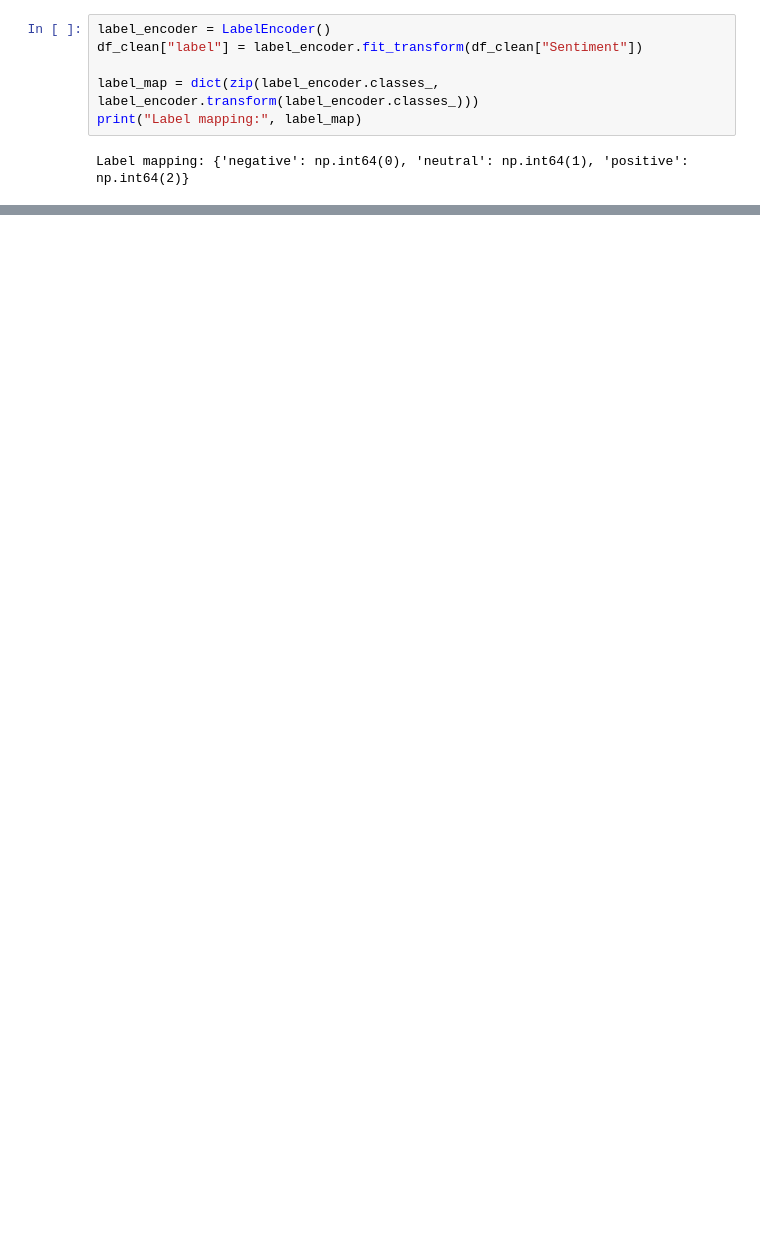
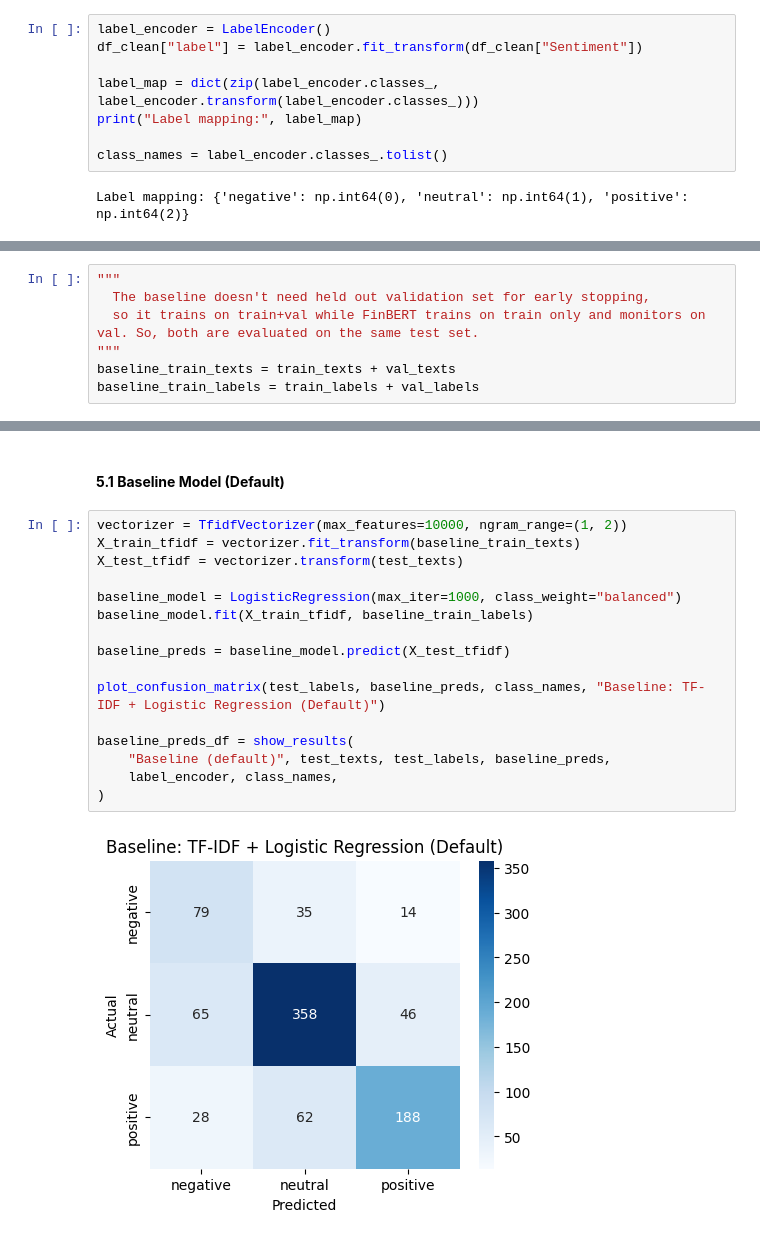
Before and after one commit to faadeola/LLM-financial-sentiment-analysis, a Jupyter notebook: LLM_financial_sentiment_analysis.ipynb, the cells around one changed output, grey strips where cells are left out. Saved outputs shown, nothing was run; the diff lists cells and outputs as text; blank space fills up the shorter version.

Commit message:
Updated notebook, added - baseline model training - fine-tuned bert training - reusable functions and so on.

```diff
--- a/LLM_financial_sentiment_analysis.ipynb
+++ b/LLM_financial_sentiment_analysis.ipynb
@@ -184,6 +214,8 @@ df_clean["label"] = label_encoder.fit_transform(df_clean["Sentiment"])
 
 label_map = dict(zip(label_encoder.classes_, label_encoder.transform(label_encoder.classes_)))
 print("Label mapping:", label_map)
+
+class_names = label_encoder.classes_.tolist()
 # %% [output]
 Label mapping: {'negative': np.int64(0), 'neutral': np.int64(1), 'positive': np.int64(2)}
 # %%
@@ -207,3 +239,10 @@ train_texts, val_texts, train_labels, val_labels = train_test_split(
 print(f"Train: {len(train_texts)}, Val: {len(val_texts)}, Test: {len(test_texts)}")
 # %% [output]
 Train: 4212, Val: 744, Test: 875
+# %%
+"""
+  The baseline doesn't need held out validation set for early stopping,
+  so it trains on train+val while FinBERT trains on train only and monitors on val. So, both are evaluated on the same test set.
+"""
+baseline_train_texts = train_texts + val_texts
+baseline_train_labels = train_labels + val_labels
@@ -209,0 +308,20 @@ Train: 4212, Val: 744, Test: 875
+# %% [markdown]
+#### **5.1 Baseline Model (Default)**
+# %%
+vectorizer = TfidfVectorizer(max_features=10000, ngram_range=(1, 2))
+X_train_tfidf = vectorizer.fit_transform(baseline_train_texts)
+X_test_tfidf = vectorizer.transform(test_texts)
+
+baseline_model = LogisticRegression(max_iter=1000, class_weight="balanced")
+baseline_model.fit(X_train_tfidf, baseline_train_labels)
+
+baseline_preds = baseline_model.predict(X_test_tfidf)
+
+plot_confusion_matrix(test_labels, baseline_preds, class_names, "Baseline: TF-IDF + Logistic Regression (Default)")
+
+baseline_preds_df = show_results(
+    "Baseline (default)", test_texts, test_labels, baseline_preds,
+    label_encoder, class_names,
+)
+# %% [output]
+[figure, added]
```
Also changed, not shown: parts of 24 cells of this notebook.
